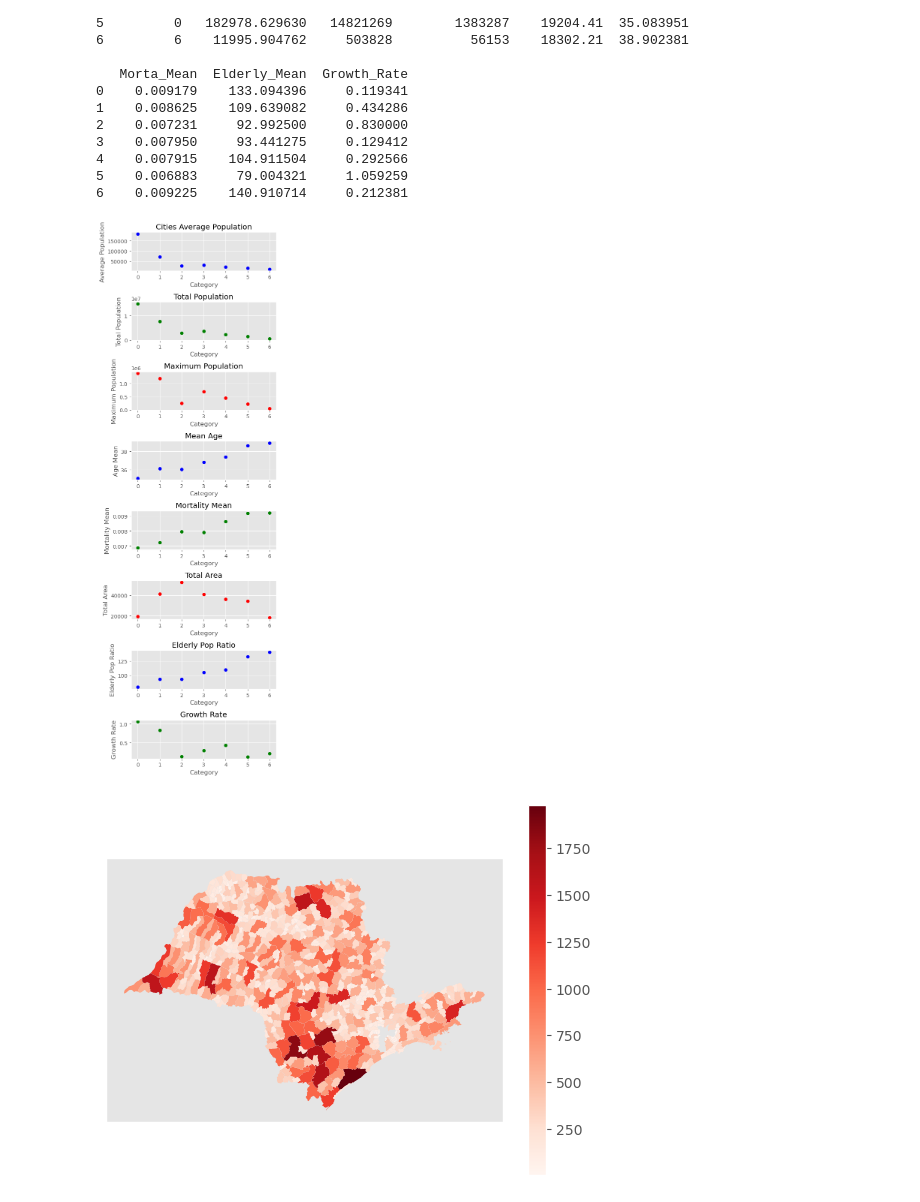
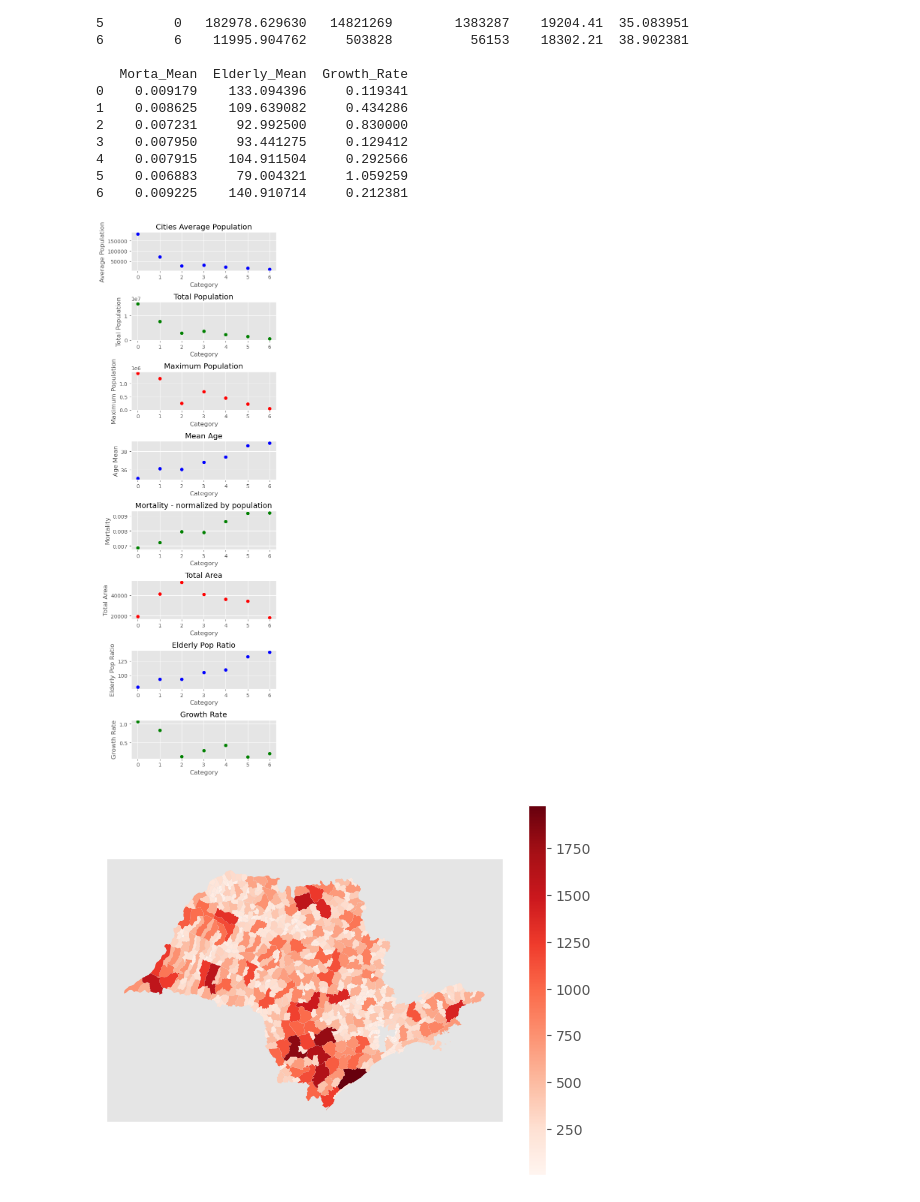
Before and after one commit to s-oliveira-pedro/geocomp, a Jupyter notebook: code.ipynb, the cells around one changed output. Drawn from its saved outputs; the diff is of its cells as text; code cells hidden in the pictures.

```diff
--- a/code.ipynb
+++ b/code.ipynb
@@ -8,7 +7,7 @@ import seaborn as sns
 # %%
 #importing shapefiles
 
-population_df = gp.read_file('/Users/poliveira/Library/CloudStorage/OneDrive-CityUniversityofNewYork/CUNY/Spring 24/GEO_COMPUTATION/final_project/data_sets/populacao')
+population_df = gp.read_file('/Users/poliveira/Library/CloudStorage/OneDrive-CityUniversityofNewYork/CUNY/Spring 24/GEO_COMPUTATION/final_project/data_sets/populacao/Populacao.shp')
 average_age_df = gp.read_file('/Users/poliveira/Library/CloudStorage/OneDrive-CityUniversityofNewYork/CUNY/Spring 24/GEO_COMPUTATION/final_project/data_sets/projecao_idade_media/idade_meia_projecao.shp')
 urbanization_df = gp.read_file('/Users/poliveira/Library/CloudStorage/OneDrive-CityUniversityofNewYork/CUNY/Spring 24/GEO_COMPUTATION/final_project/data_sets/projecao_grau_de_urbanizacao/grau_de_urbanizacao_projecao.shp')
 elderly_ix_df = gp.read_file('/Users/poliveira/Library/CloudStorage/OneDrive-CityUniversityofNewYork/CUNY/Spring 24/GEO_COMPUTATION/final_project/data_sets/indice_envelhecimento/indice_envelhecimento.shp')
@@ -17,3 +18,5 @@ growth_df = gp.read_file('/Users/poliveira/Library/CloudStorage/OneDrive-CityUni
+# %%
+average_age_df = gp.read_file('/Users/poliveira/Library/CloudStorage/OneDrive-CityUniversityofNewYork/CUNY/Spring 24/GEO_COMPUTATION/final_project/data_sets/projecao_idade_media/idade_meia_projecao.shp')
 # %%
 #treating the dataframes before merging them
 
@@ -152,7 +155,7 @@ for category, category_df in new_dataframes.items():
     total_pop = category_df['Pop'].sum()
     max_value = category_df['Pop'].max()
     age_mean = category_df['AGEAVR2020'].mean()
-    morta_mean = category_df['morta2019'].sum()/category_df['Pop'].sum()
+    morta_mean = (category_df['morta2019'].sum()/category_df['Pop'].sum())
     area_sum = category_df['Area_Km2_x'].sum()
     eld_mean = category_df['elderly2019'].mean()
     growth_mean = category_df['Tx_Cres'].mean()
@@ -229,36 +232,36 @@ axes[3].set_xlabel('Category')
 axes[3].set_ylabel('Age Mean')
 
 
 axes[4].scatter(categories, morta_mean , marker='o', color='green')
-axes[4].set_title('Mortality Mean')
+axes[4].set_title('Mortality - normalized by population')
 axes[4].set_xlabel('Category')
-axes[4].set_ylabel('Mortality Mean')
+axes[4].set_ylabel('Mortality')
 
 
 axes[5].scatter(categories, area_sum, marker='o', color='red')
 axes[5].set_title('Total Area')
 axes[5].set_xlabel('Category')
 axes[5].set_ylabel('Total Area')
 
 
 axes[6].scatter(categories, eld_mean, marker='o', color='blue')
 axes[6].set_title('Elderly Pop Ratio')
 axes[6].set_xlabel('Category')
 axes[6].set_ylabel('Elderly Pop Ratio')
 
 
 axes[7].scatter(categories, growth_mean, marker='o', color='green')
 axes[7].set_title('Growth Rate')
 axes[7].set_xlabel('Category')
 axes[7].set_ylabel('Growth Rate')
 
 plt.tight_layout()
 
 plt.savefig('plots.png')
 
 plt.show()
 # %% [output]
-[figure, old version]
+[figure, new version]
 # %%
 # ploting maps
 gdf = gp.GeoDataFrame(crs_population_df, geometry='geometry')
```
Also changed, not shown: parts of 3 cells of this notebook.
